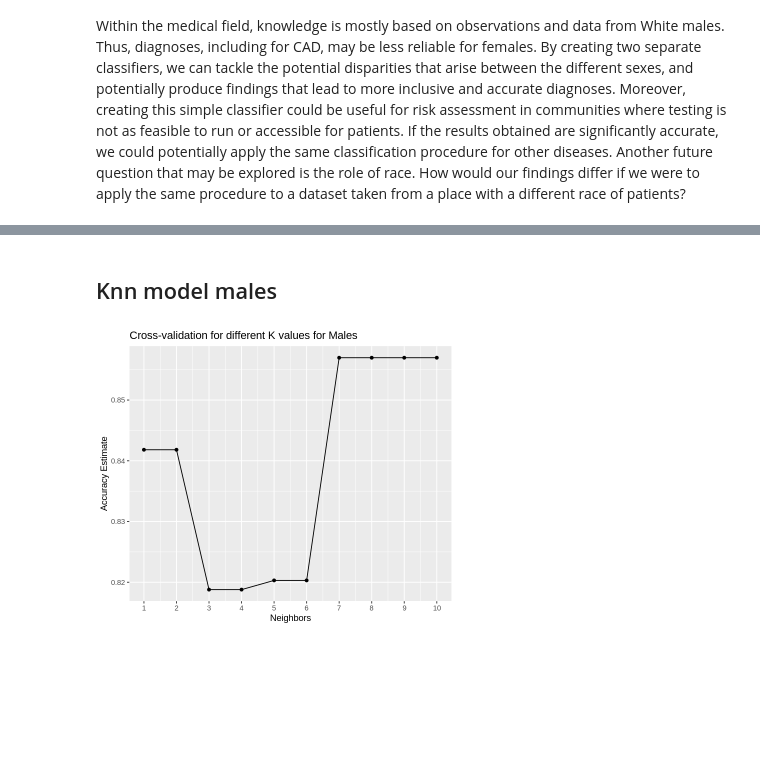
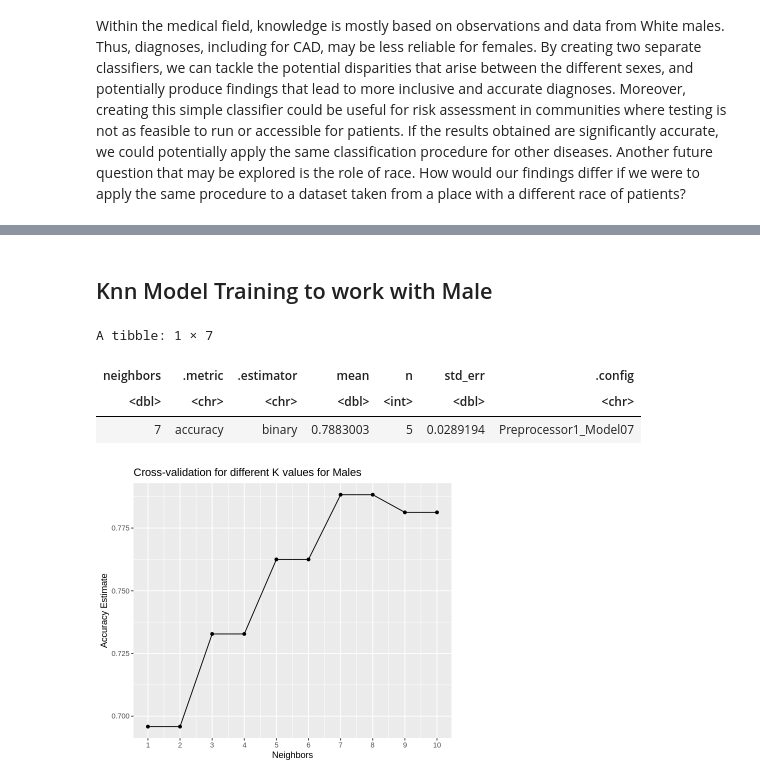
Before and after one commit to szulkifl/dsci-data-analysis-project-44, a Jupyter notebook: project_proposal.ipynb, the cells around one changed output, grey strips where cells are left out. Saved outputs shown, nothing was run; the diff lists cells and outputs as text; code cells hidden in the pictures; blank space fills up the shorter version.

Commit message:
Additions evaluation
Evaluated the algorithm for both male and female data sets

```diff
--- a/project_proposal.ipynb
+++ b/project_proposal.ipynb
@@ -411,39 +421,48 @@ cross_val_females
 # %% [markdown]
-## Knn model males
+## Knn Model Training to work with Male
 # %%
 
 train_male <- hungarian_data_train |>
-filter ( sex == "Male")|>
-filter ( chol != "NA")|>
-filter ( thalac != "NA")|>
-filter ( trestbps != "NA")
+filter ( sex == "Male")
 
 
 recipe_male <- recipe(num ~ age + trestbps + chol+ thalac + oldpeak , data = train_male)|>
-step_scale()|>
-step_center()
+step_scale(all_predictors())|>
+step_center(all_predictors()) |>
+step_impute_mean(all_predictors())
 
+vfold_male <- vfold_cv(train_male, v = 5, strata = num)
 model <- nearest_neighbor (weight_func ="rectangular", neighbors = tune())|>
                                 set_engine ("kknn")|>
                                 set_mode ("classification")
 
 knn_male <- workflow() |>
      add_recipe(recipe_male) |>
      add_model(model) |>
-       tune_grid(resamples = vfold, grid = values) |>
-       collect_metrics()
+     tune_grid(resamples = vfold_male, grid = values) |>
+     collect_metrics()
 
 accuracy_male<- knn_male |>
       filter(.metric == "accuracy")
 
 
 cross_val_males <- ggplot(accuracy_male, aes(x = neighbors, y = mean))+
            geom_point() +
            geom_line() +
            labs(x = "Neighbors", y = "Accuracy Estimate") +
             ggtitle ("Cross-validation for different K values for Males")+
             scale_x_continuous(breaks = 1:10)
 
+accuracy_male_max <- accuracy_male |>
+                    arrange(desc(mean)) |>
+                    slice(1)
+
+
+accuracy_male_max
 cross_val_males
 # %% [output]
+A tibble: 1 × 7
+| neighbors | .metric | .estimator | mean | n | std_err | .config |
+| <dbl> | <chr> | <chr> | <dbl> | <int> | <dbl> | <chr> |
+| 7 | accuracy | binary | 0.7883003 | 5 | 0.0289194 | Preprocessor1_Model07 |
-[figure, old version]
+[figure, new version]
```
Also changed, not shown: parts of 8 cells of this notebook.
